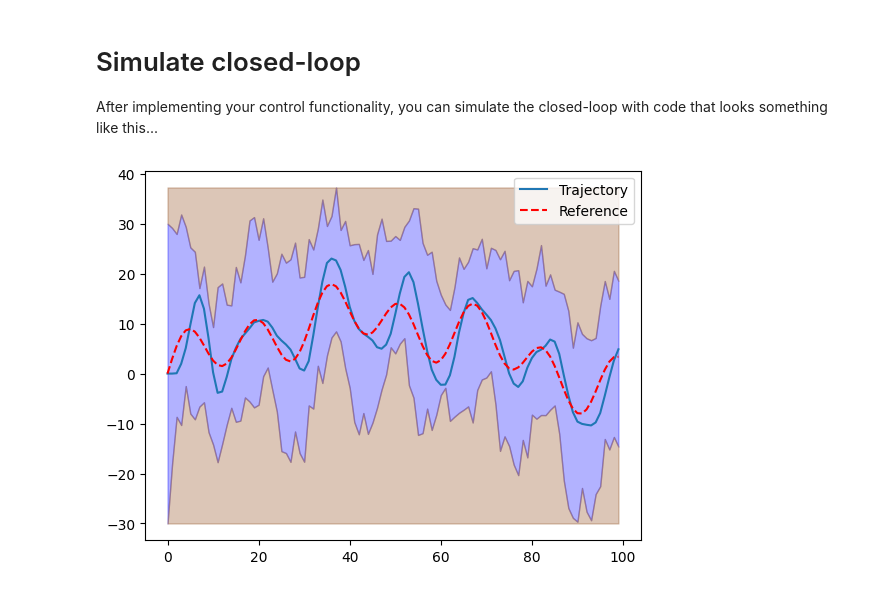
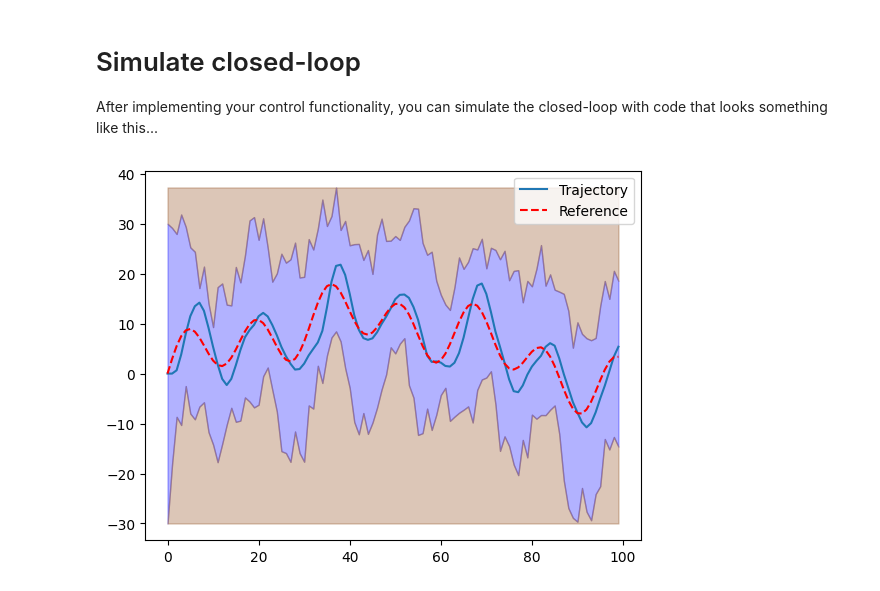
Before and after one commit to mpearc1/b1-coding-practical-mt24, a Jupyter notebook: notebooks/demo.ipynb, the cells around one changed output. Cells and saved outputs as stored; diff of their text form; code cells hidden in the pictures.

Commit message:
modified:   notebooks/demo.ipynb 	new file:   notebooks/sub_path.png 	modified:   uuv_mission/dynamic.py

```diff
--- a/notebooks/demo.ipynb
+++ b/notebooks/demo.ipynb
@@ -12,28 +12,28 @@ After implementing your control functionality, you can simulate the closed-loop
 # %%
 # Add the parent directory to the path
 import sys
 import os
 sys.path.append(os.path.abspath('..'))  # Add the parent directory
 
 # Import relevant modules
 import numpy as np
 import pandas as pd
-from uuv_mission.dynamic import Submarine, Mission, ClosedLoop, PDController
+from uuv_mission.dynamic import Submarine, Mission, ClosedLoop, control
 
 from uuv_mission.terrain import plot_reference_and_terrain
 
 # Instantiate your submarine and PD controller
 sub = Submarine()
-controller = PDController(KP=0.2, KD=0.5)  # Use the PD gains you defined
+controller = control(KP=0.15, KD=0.5)  # Use the PD gains you defined
 closed_loop = ClosedLoop(sub, controller)
 
 # Load the mission data from the CSV file
 mission = Mission.from_csv("../data/mission.csv")  # Adjust the path to the mission.csv file
 
 # Simulate with random disturbances
 trajectory = closed_loop.simulate_with_random_disturbances(mission)
 
 # Plot the completed mission
 trajectory.plot_completed_mission(mission)
 # %% [output]
-[figure, old version]
+[figure, new version]
```
Also changed, not shown: 2 other files.
